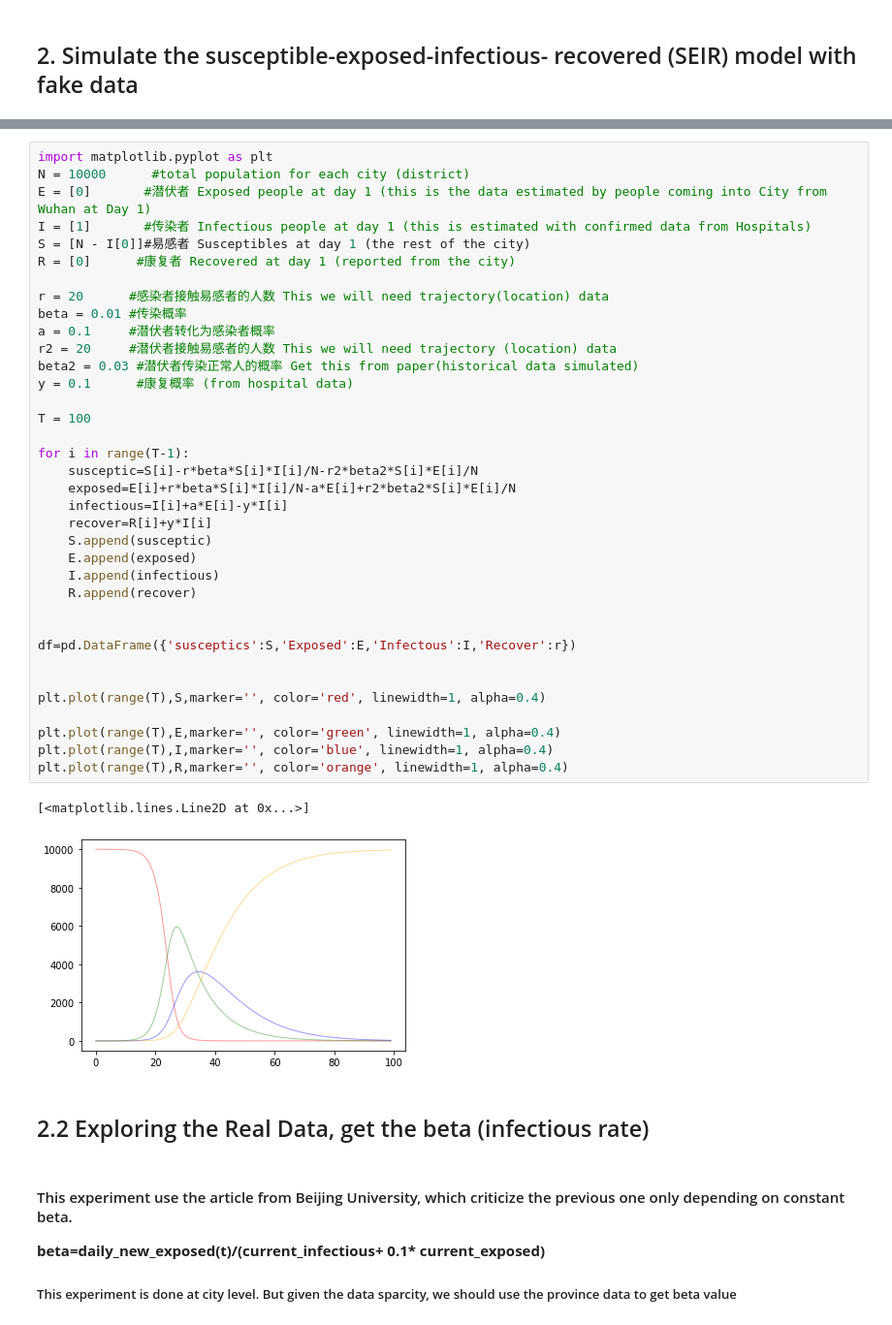
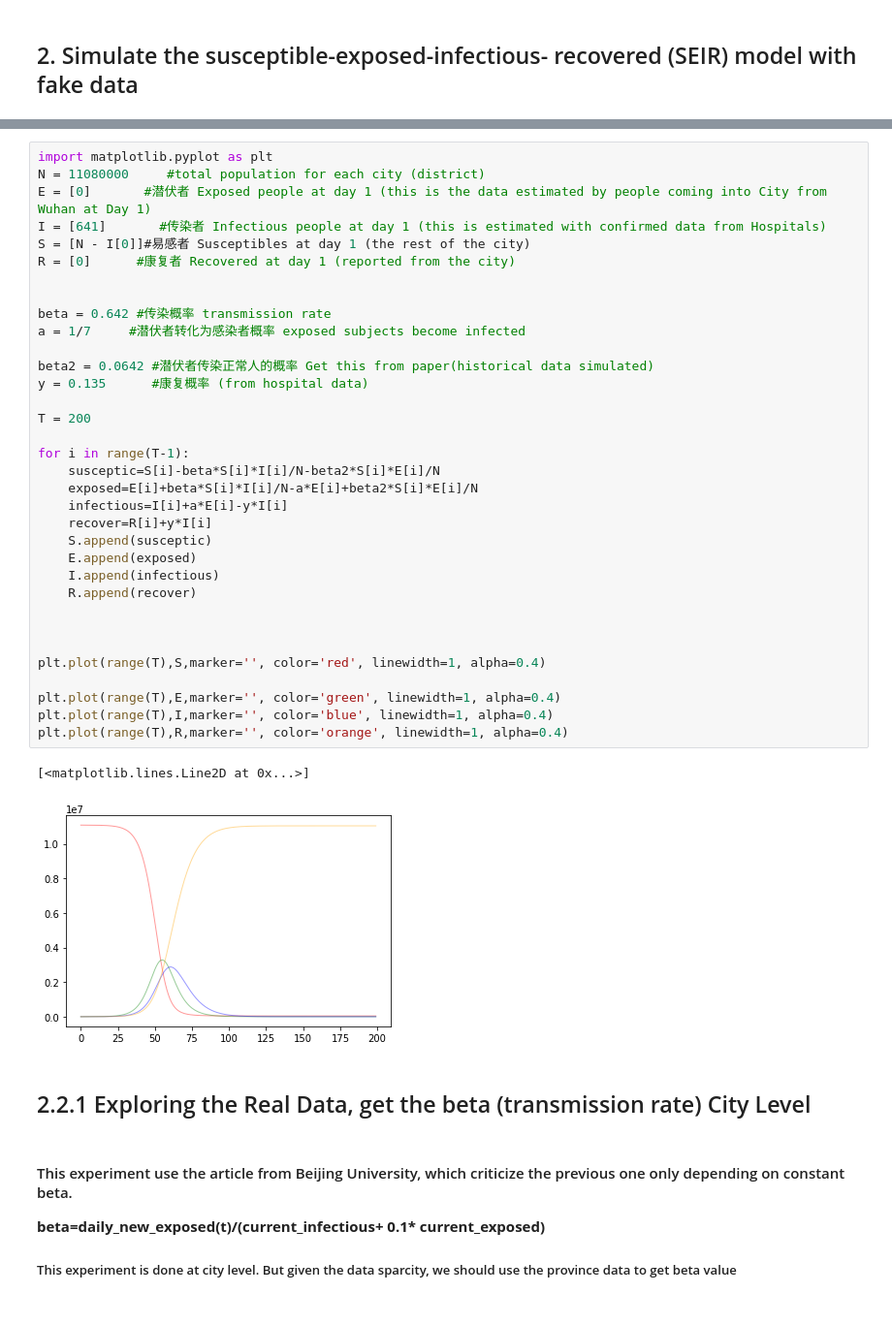
Before and after one commit to brookefzy/COVID-19, a Jupyter notebook: CityLevelAnalysis.ipynb, the cells around one changed output, grey strips where cells are left out. Shown at 97% size. Drawn from its saved outputs; the diff is of its cells as text.

```diff
--- a/CityLevelAnalysis.ipynb
+++ b/CityLevelAnalysis.ipynb
@@ -214,44 +216,42 @@ modelling study. The Lancet.
 # %%
 import matplotlib.pyplot as plt
-N = 10000      #total population for each city (district)
+N = 11080000     #total population for each city (district)
 E = [0]       #潜伏者 Exposed people at day 1 (this is the data estimated by people coming into City from Wuhan at Day 1)
-I = [1]       #传染者 Infectious people at day 1 (this is estimated with confirmed data from Hospitals)
+I = [641]       #传染者 Infectious people at day 1 (this is estimated with confirmed data from Hospitals)
 S = [N - I[0]]#易感者 Susceptibles at day 1 (the rest of the city)
 R = [0]      #康复者 Recovered at day 1 (reported from the city)
 
-r = 20      #感染者接触易感者的人数 This we will need trajectory(location) data
-beta = 0.01 #传染概率
-a = 0.1     #潜伏者转化为感染者概率
-r2 = 20     #潜伏者接触易感者的人数 This we will need trajectory (location) data
-beta2 = 0.03 #潜伏者传染正常人的概率 Get this from paper(historical data simulated)
-y = 0.1      #康复概率 (from hospital data)
 
-T = 100
+beta = 0.642 #传染概率 transmission rate
+a = 1/7     #潜伏者转化为感染者概率 exposed subjects become infected
+
+beta2 = 0.0642 #潜伏者传染正常人的概率 Get this from paper(historical data simulated)
+y = 0.135      #康复概率 (from hospital data)
+
+T = 200
 
 for i in range(T-1):
-    susceptic=S[i]-r*beta*S[i]*I[i]/N-r2*beta2*S[i]*E[i]/N
-    exposed=E[i]+r*beta*S[i]*I[i]/N-a*E[i]+r2*beta2*S[i]*E[i]/N
+    susceptic=S[i]-beta*S[i]*I[i]/N-beta2*S[i]*E[i]/N
+    exposed=E[i]+beta*S[i]*I[i]/N-a*E[i]+beta2*S[i]*E[i]/N
     infectious=I[i]+a*E[i]-y*I[i]
     recover=R[i]+y*I[i]
     S.append(susceptic)
     E.append(exposed)
     I.append(infectious)
     R.append(recover)
 
 
-df=pd.DataFrame({'susceptics':S,'Exposed':E,'Infectous':I,'Recover':r})
-
 
 plt.plot(range(T),S,marker='', color='red', linewidth=1, alpha=0.4)
 
 plt.plot(range(T),E,marker='', color='green', linewidth=1, alpha=0.4)
 plt.plot(range(T),I,marker='', color='blue', linewidth=1, alpha=0.4)
 plt.plot(range(T),R,marker='', color='orange', linewidth=1, alpha=0.4)
 # %% [output]
 [<matplotlib.lines.Line2D at 0x...>]
-[figure, old version]
+[figure, new version]
 # %% [markdown]
-## 2.2 Exploring the Real Data, get the beta (infectious rate)
+## 2.2.1 Exploring the Real Data, get the beta (transmission rate) City Level
 # %% [markdown]
 #### This experiment use the article from Beijing University, which criticize the previous one only depending on constant beta.
 
```
Also changed, not shown: parts of 22 cells of this notebook.
